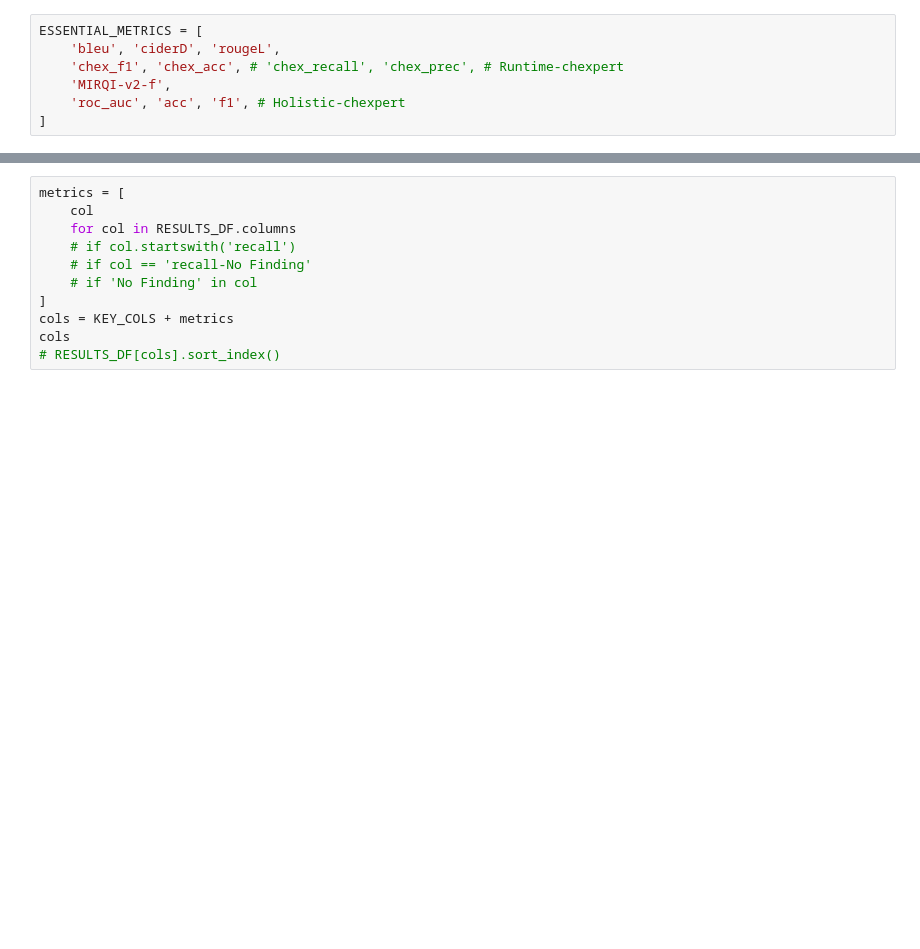
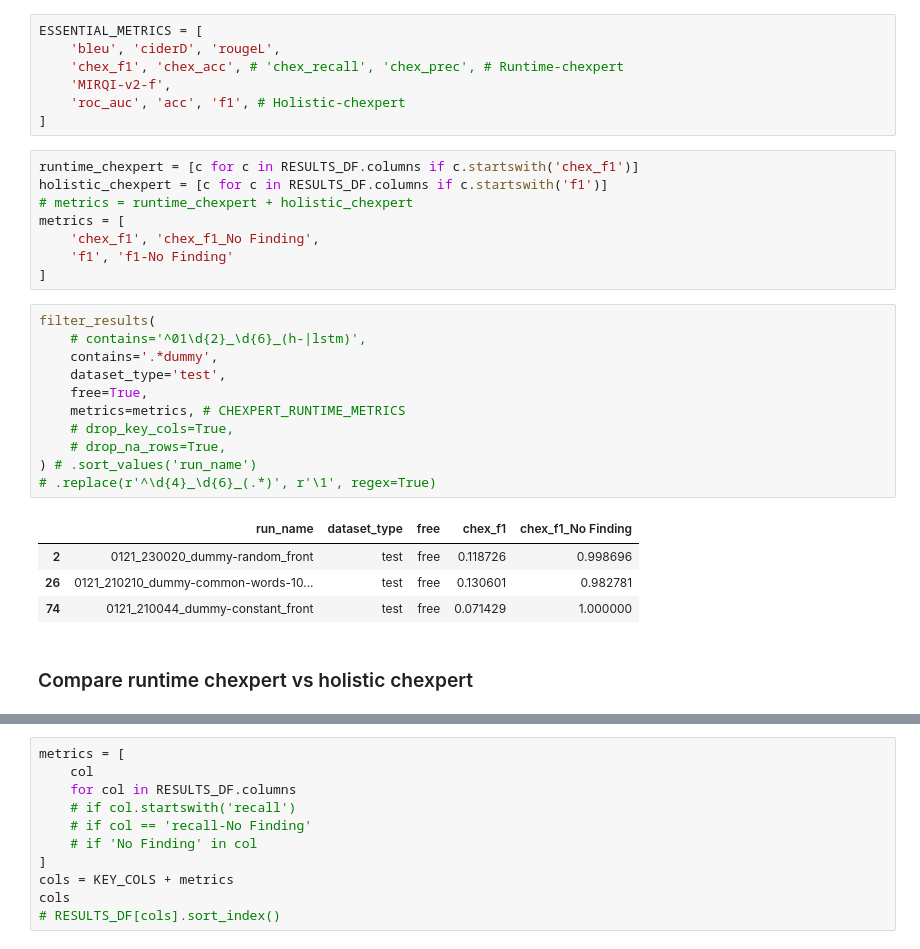
Before and after one commit to pdpino/medical-ai, a Jupyter notebook: medai/notebooks/results.ipynb, the cells around one changed output, grey strips where cells are left out. Drawn from its saved outputs; the diff is of its cells as text; blank space fills up the shorter version.

```diff
--- a/medai/notebooks/results.ipynb
+++ b/medai/notebooks/results.ipynb
@@ -227,3 +228,29 @@ ESSENTIAL_METRICS = [
     'MIRQI-v2-f',
     'roc_auc', 'acc', 'f1', # Holistic-chexpert
 ]
+# %%
+runtime_chexpert = [c for c in RESULTS_DF.columns if c.startswith('chex_f1')]
+holistic_chexpert = [c for c in RESULTS_DF.columns if c.startswith('f1')]
+# metrics = runtime_chexpert + holistic_chexpert
+metrics = [
+    'chex_f1', 'chex_f1_No Finding',
+    'f1', 'f1-No Finding'
+]
+# %%
+filter_results(
+    # contains='^01\d{2}_\d{6}_(h-|lstm)',
+    contains='.*dummy',
+    dataset_type='test',
+    free=True,
+    metrics=metrics, # CHEXPERT_RUNTIME_METRICS
+    # drop_key_cols=True,
+    # drop_na_rows=True,
+) # .sort_values('run_name')
+# .replace(r'^\d{4}_\d{6}_(.*)', r'\1', regex=True)
+# %% [output]
+|  | run_name | dataset_type | free | chex_f1 | chex_f1_No Finding |
+| 2 | 0121_230020_dummy-random_front | test | free | 0.118726 | 0.998696 |
+| 26 | 0121_210210_dummy-common-words-10... | test | free | 0.130601 | 0.982781 |
+| 74 | 0121_210044_dummy-constant_front | test | free | 0.071429 | 1.000000 |
+# %% [markdown]
+### Compare runtime chexpert vs holistic chexpert
```
Also changed, not shown: parts of 8 cells of this notebook, 3 other files.
